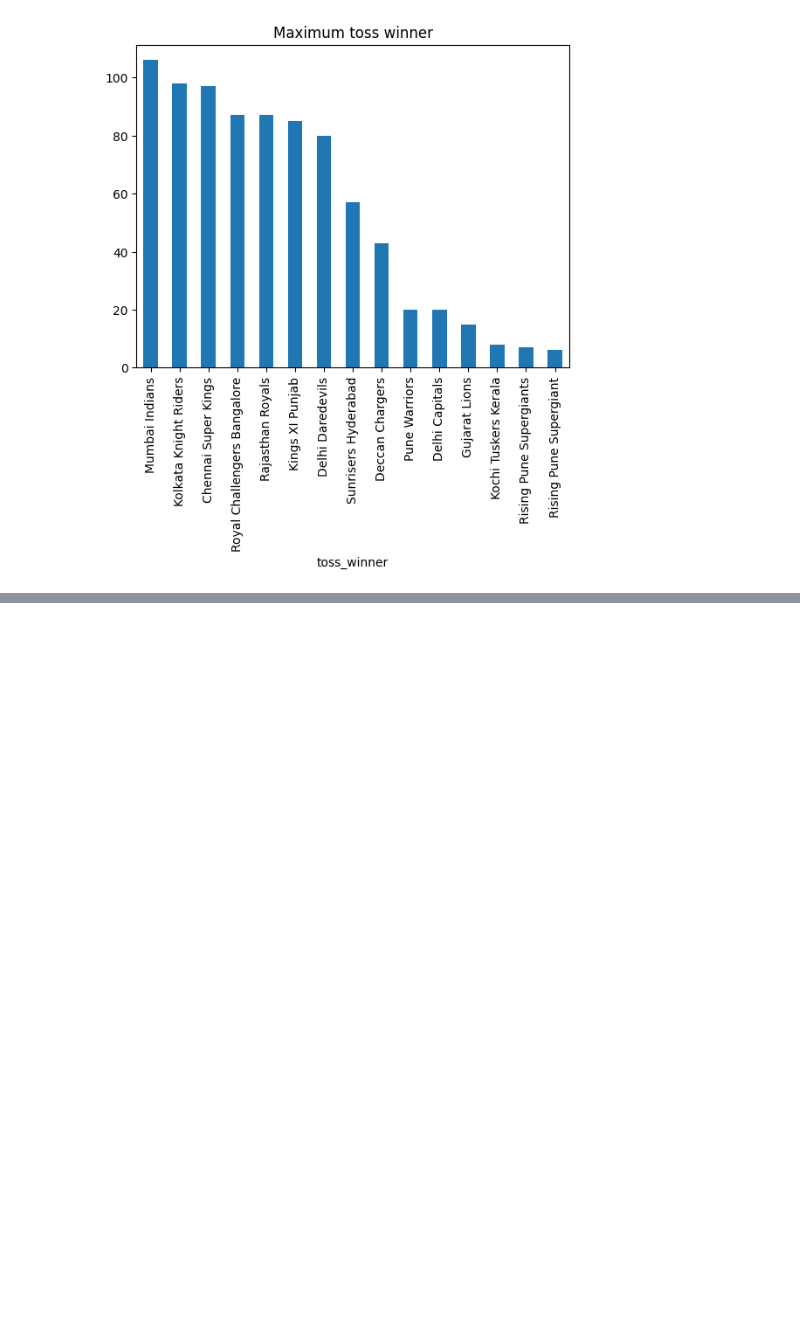
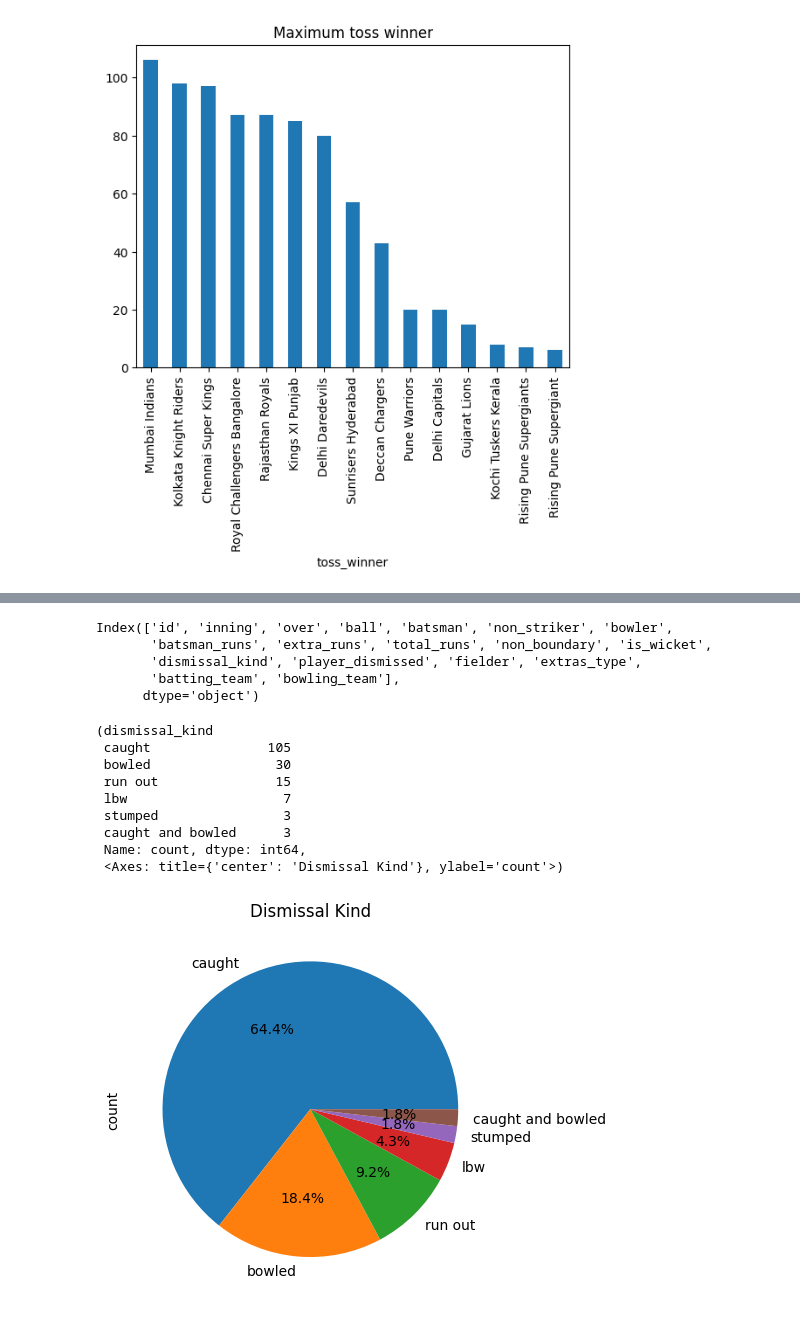
Before and after one commit to Nishantthakurrr/Sports-Data-Analysis-Ipl, a Jupyter notebook: Sports_Data_Analysis.ipynb, the cells around one changed output, grey strips where cells are left out. Drawn from its saved outputs; the diff is of its cells as text; code cells hidden in the pictures; blank space fills up the shorter version.

```diff
--- a/Sports_Data_Analysis.ipynb
+++ b/Sports_Data_Analysis.ipynb
@@ -116,0 +174,6 @@ Matches_data["toss_winner"].value_counts(),Matches_data["toss_winner"].value_cou
+# %%
+filter= Ball_data["batsman"]=="V Kohli"
+# %%
+# Data of Virat Kohli
+Virat_kohli=Ball_data[filter]
+Virat_kohli
@@ -116,0 +194,22 @@ Matches_data["toss_winner"].value_counts(),Matches_data["toss_winner"].value_cou
+# %%
+#
+Virat_kohli.columns
+# %% [output]
+Index(['id', 'inning', 'over', 'ball', 'batsman', 'non_striker', 'bowler',
+       'batsman_runs', 'extra_runs', 'total_runs', 'non_boundary', 'is_wicket',
+       'dismissal_kind', 'player_dismissed', 'fielder', 'extras_type',
+       'batting_team', 'bowling_team'],
+      dtype='object')
+# %%
+Virat_kohli["dismissal_kind"].value_counts() ,Virat_kohli["dismissal_kind"].value_counts().plot(kind="pie", autopct='%1.1f%%', title="Dismissal Kind")
+# %% [output]
+(dismissal_kind
+ caught               105
+ bowled                30
+ run out               15
+ lbw                    7
+ stumped                3
+ caught and bowled      3
+ Name: count, dtype: int64,
+ <Axes: title={'center': 'Dismissal Kind'}, ylabel='count'>)
+[figure, added]
```
Also changed, not shown: parts of 4 cells of this notebook.
